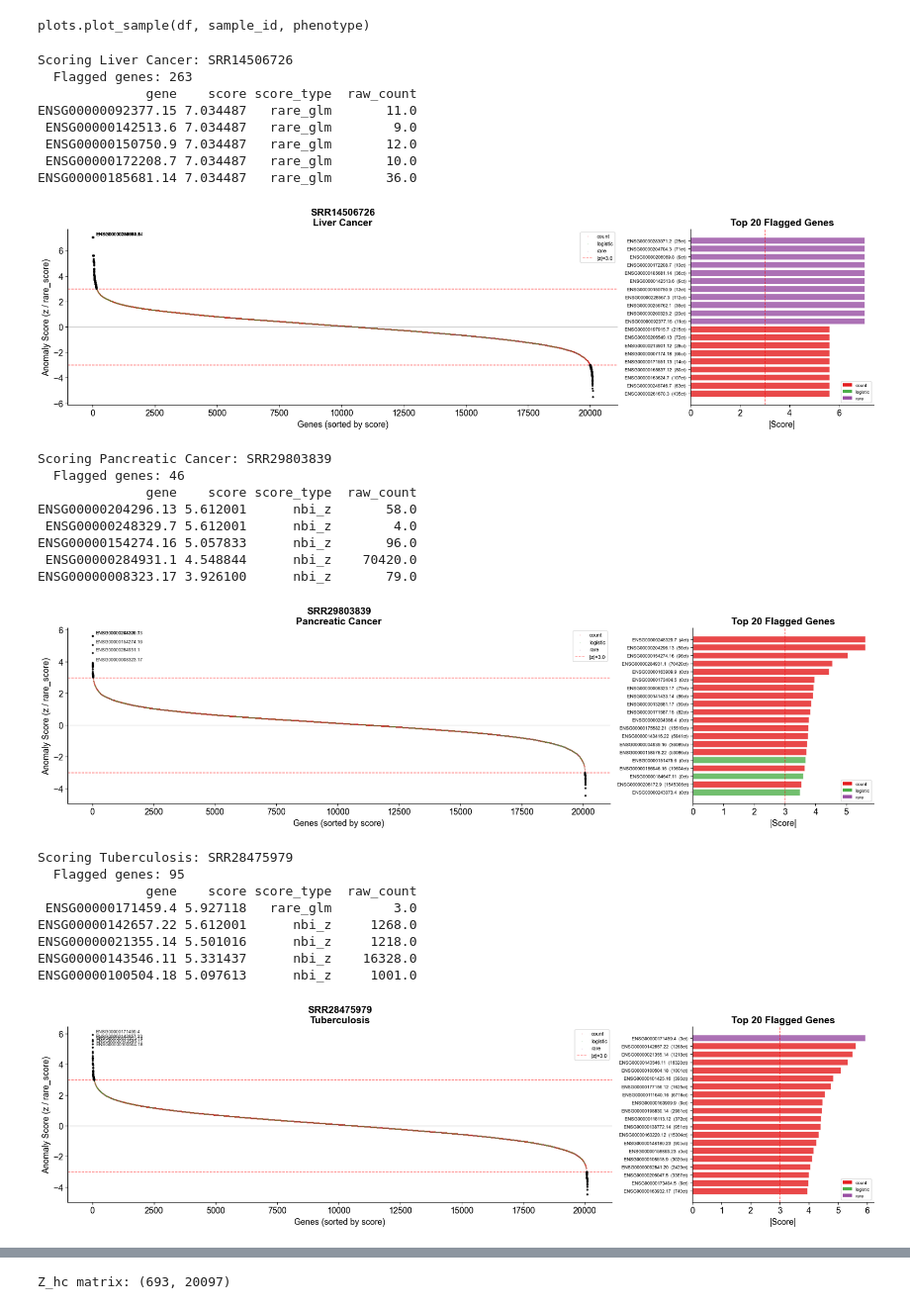
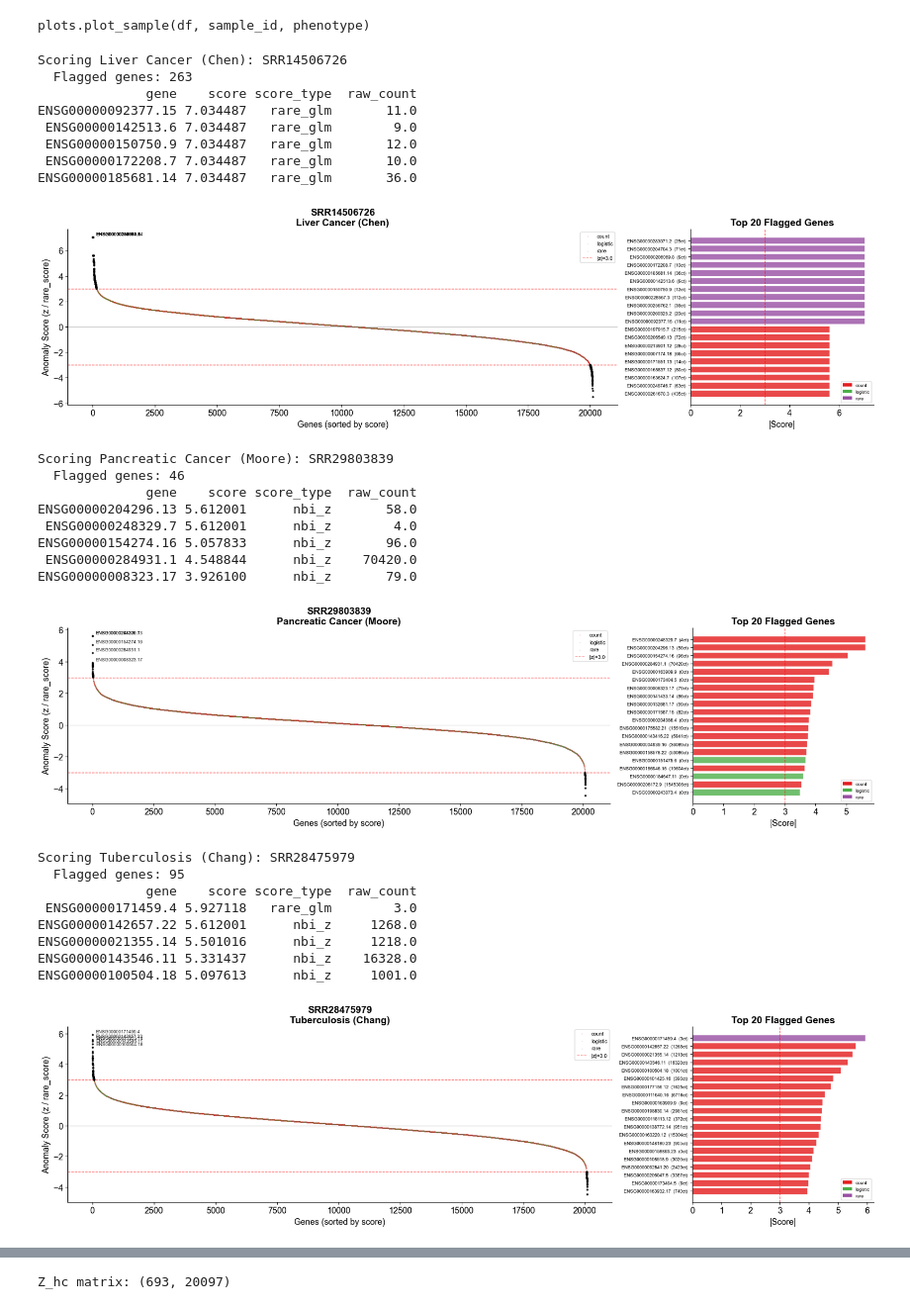
Before and after one commit to jmj3078/cfRNA_NormativeModeling, a Jupyter notebook: Modeling/_disease_scoring.ipynb, the cells around one changed output, grey strips where cells are left out. Shown at 99% size. Drawn from its saved outputs; the diff is of its cells as text; code cells hidden in the pictures.

```diff
--- a/Modeling/_disease_scoring.ipynb
+++ b/Modeling/_disease_scoring.ipynb
@@ -25,13 +25,12 @@ Engine loaded from /project/cfRNA_NormativeModeling/Modeling/../Modeling/engine_
   NBI genes : 16,570   Logistic : 2,968   Rare : 559
 # %%
 adata = data_prep.load_adata()
-is_hc = (adata.obs['Phenotype_Processed'].astype(str) == 'Healthy Control').values
+is_hc, phenotypes, _ = data_prep.make_phenotypes(adata)
 is_dis = ~is_hc
 Y = data_prep.count_matrix(adata)
 X_raw = data_prep.bias_matrix(adata)
 sample_ids = adata.obs_names.tolist()
 gene_names = adata.var_names.tolist()
-phenotypes = adata.obs['Phenotype_Processed'].astype(str).values
 dis_idx = np.where(is_dis)[0]
 dis_names = [sample_ids[i] for i in dis_idx]
 dis_pheno = phenotypes[dis_idx]
@@ -71,40 +70,40 @@ print('plots.plot_sample(df, sample_id, phenotype)')
 plots.plot_sample(df, sample_id, phenotype)
 # %%
 Z_FLAG = config.MODELING_PARAMS['z_flag']
-for pheno in ['Liver Cancer', 'Pancreatic Cancer', 'Tuberculosis']:
+for pheno in ['Liver Cancer (Chen)', 'Pancreatic Cancer (Moore)', 'Tuberculosis (Chang)']:
     mask = (phenotypes == pheno) & is_dis
     if not mask.any():
         print(f'{pheno}: no samples'); continue
     idx = np.where(mask)[0][1]
     sid = sample_ids[idx]
     print(f'\nScoring {pheno}: {sid}')
     df = score_sample(idx)
     flagged = df[df['score'].abs() >= Z_FLAG]
     print(f'  Flagged genes: {len(flagged)}')
     print(flagged.nlargest(5, 'score')[['gene', 'score', 'score_type', 'raw_count']].to_string(index=False))
     fig = plots.plot_sample(df, sid, pheno)
-    fig.savefig(config.CV_FIG_DIR / f'score_{pheno.replace(" ", "_")}.png', bbox_inches='tight', dpi=150)
+    fig.savefig(config.CV_FIG_DIR / f'score_{pheno.replace(" ", "_").replace("/", "_")}.png', bbox_inches='tight', dpi=150)
     plt.show()
 # %% [output]
-Scoring Liver Cancer: SRR14506726
+Scoring Liver Cancer (Chen): SRR14506726
   Flagged genes: 263
               gene    score score_type  raw_count
 ENSG00000092377.15 7.034487   rare_glm       11.0
  ENSG00000142513.6 7.034487   rare_glm        9.0
  ENSG00000150750.9 7.034487   rare_glm       12.0
  ENSG00000172208.7 7.034487   rare_glm       10.0
 ENSG00000185681.14 7.034487   rare_glm       36.0
-[figure, old version]
+[figure, new version]
-Scoring Pancreatic Cancer: SRR29803839
+Scoring Pancreatic Cancer (Moore): SRR29803839
   Flagged genes: 46
               gene    score score_type  raw_count
 ENSG00000204296.13 5.612001      nbi_z       58.0
  ENSG00000248329.7 5.612001      nbi_z        4.0
 ENSG00000154274.16 5.057833      nbi_z       96.0
  ENSG00000284931.1 4.548844      nbi_z    70420.0
 ENSG00000008323.17 3.926100      nbi_z       79.0
-[figure, old version]
+[figure, new version]
-Scoring Tuberculosis: SRR28475979
+Scoring Tuberculosis (Chang): SRR28475979
   Flagged genes: 95
               gene    score score_type  raw_count
  ENSG00000171459.4 5.927118   rare_glm        3.0
@@ -112,7 +111,7 @@ ENSG00000142657.22 5.612001      nbi_z     1268.0
 ENSG00000021355.14 5.501016      nbi_z     1218.0
 ENSG00000143546.11 5.331437      nbi_z    16328.0
 ENSG00000100504.18 5.097613      nbi_z     1001.0
-[figure, old version]
+[figure, new version]
 # %%
 X_dis = X_raw[dis_idx]
 Y_dis = Y[dis_idx]
```
Also changed, not shown: parts of 2 cells of this notebook, 3 other files.
